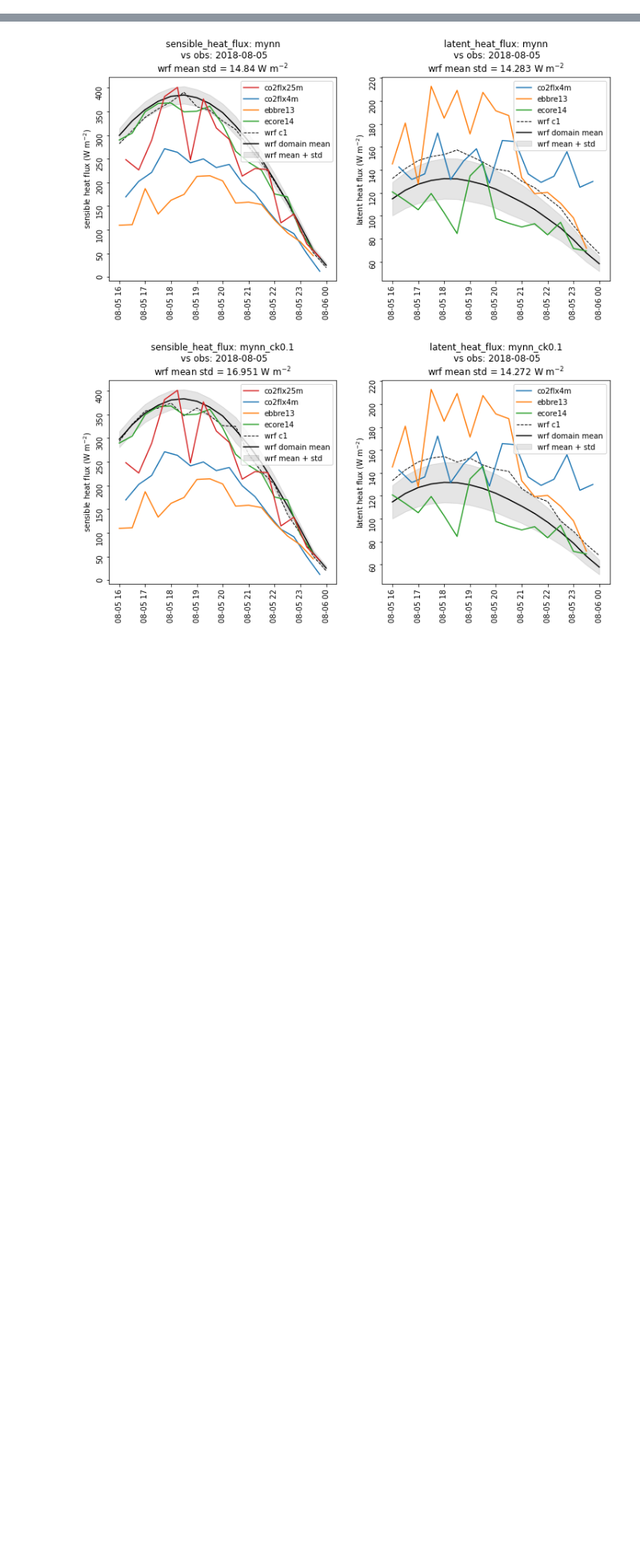
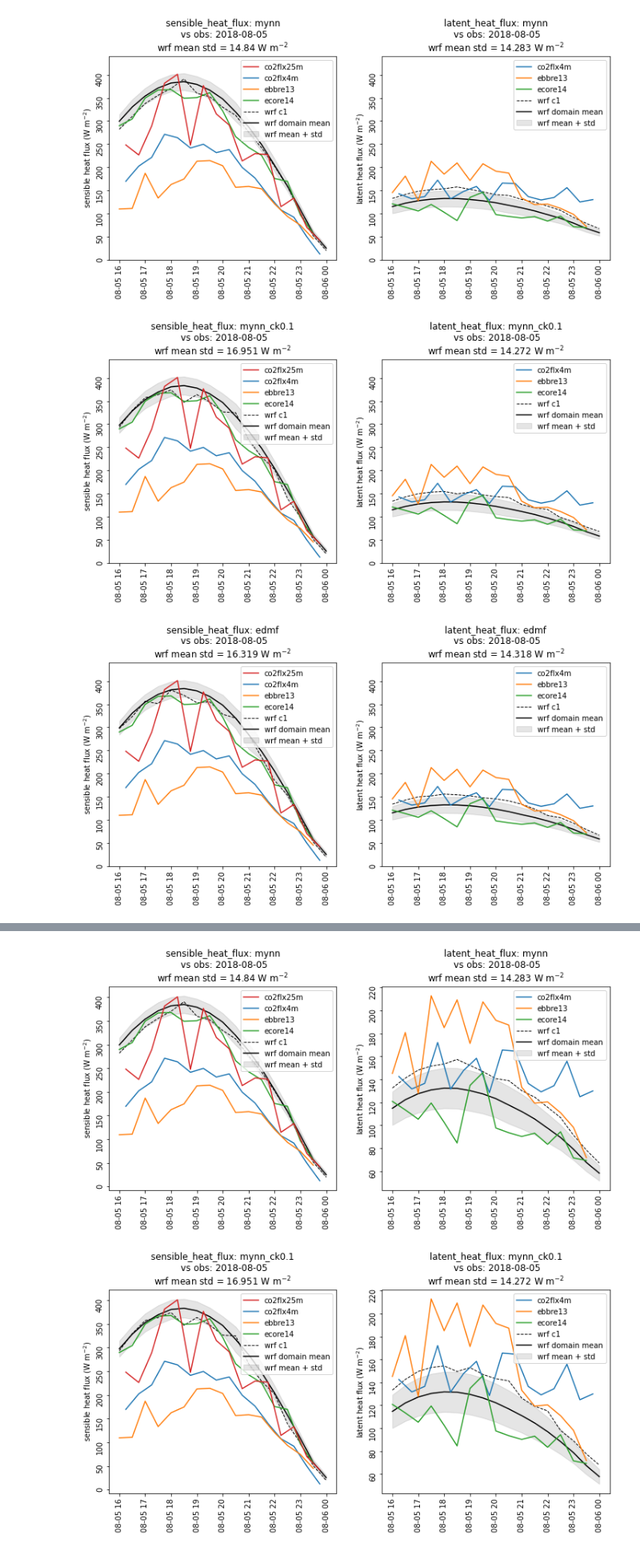
Before and after one commit to joejoeyjoseph/mmc-pnnl-j3, a Jupyter notebook: sgp/eagle/04c_aux_flux_ts.ipynb, the cells around one changed output, grey strips where cells are left out. Shown at 80% size. Cells and saved outputs as stored; diff of their text form; code cells hidden in the pictures; blank space fills up the shorter version.

```diff
--- a/sgp/eagle/04c_aux_flux_ts.ipynb
+++ b/sgp/eagle/04c_aux_flux_ts.ipynb
@@ -138,6 +138,9 @@ def plot_area_flux_ts(eval_date, run):
     ax[1].fill_between(df.index, df['lh_mean']+df['lh_std'], df['lh_mean']-df['lh_std'], color='k',
                        alpha=0.1, label='wrf mean + std')
 
+    ax[0].set_ylim(0, 440)
+    ax[1].set_ylim(0, 440)
+
     # co2flx25m_ds
 
     for var, ax_i in zip(ebbre13_dict.items(), ax):
@@ -177,6 +180,15 @@ def plot_area_flux_ts(eval_date, run):
     ax[0].tick_params(labelrotation=90)
     ax[1].tick_params(labelrotation=90)
 
-    plt.savefig(plots_dir+'/'+eval_date+'_2areaflux_'+run+'.pdf')
+#     plt.savefig(plots_dir+'/'+eval_date+'_2areaflux_'+run+'.pdf')
 
     plt.show()
+# %%
+eval_date = '2018-08-05'
+
+for run in runs_list:
+    plot_area_flux_ts(eval_date, run)
+# %% [output]
+[figure, added]
+[figure, added]
+[figure, added]
```
Also changed, not shown: parts of 1 cell of this notebook.
